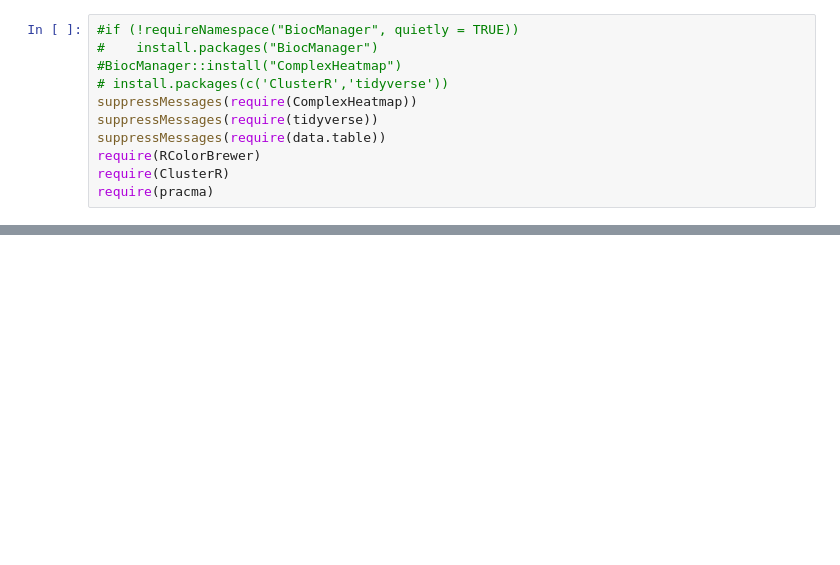
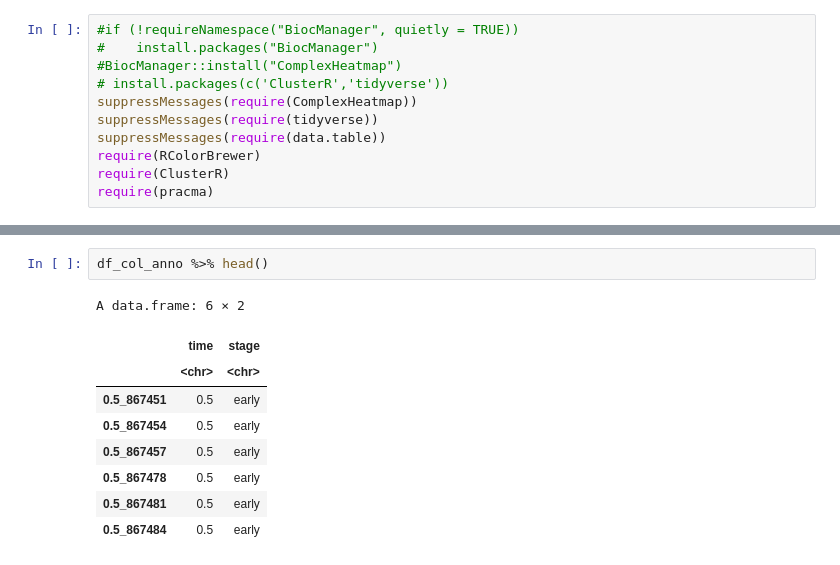
Before and after one commit to biomystery/covid-project, a Jupyter notebook: notebooks/03c.visualize.ipynb, the cells around one changed output, grey strips where cells are left out. Cells and saved outputs as stored; diff of their text form; blank space fills up the shorter version.

```diff
--- a/notebooks/03c.visualize.ipynb
+++ b/notebooks/03c.visualize.ipynb
@@ -40,0 +52,12 @@ p.weight_bar
+# %%
+df_col_anno %>% head()
+# %% [output]
+A data.frame: 6 × 2
+|  | time | stage |
+|  | <chr> | <chr> |
+| 0.5_867451 | 0.5 | early |
+| 0.5_867454 | 0.5 | early |
+| 0.5_867457 | 0.5 | early |
+| 0.5_867478 | 0.5 | early |
+| 0.5_867481 | 0.5 | early |
+| 0.5_867484 | 0.5 | early |
```
Also changed, not shown: parts of 12 cells of this notebook, 4 other files.
